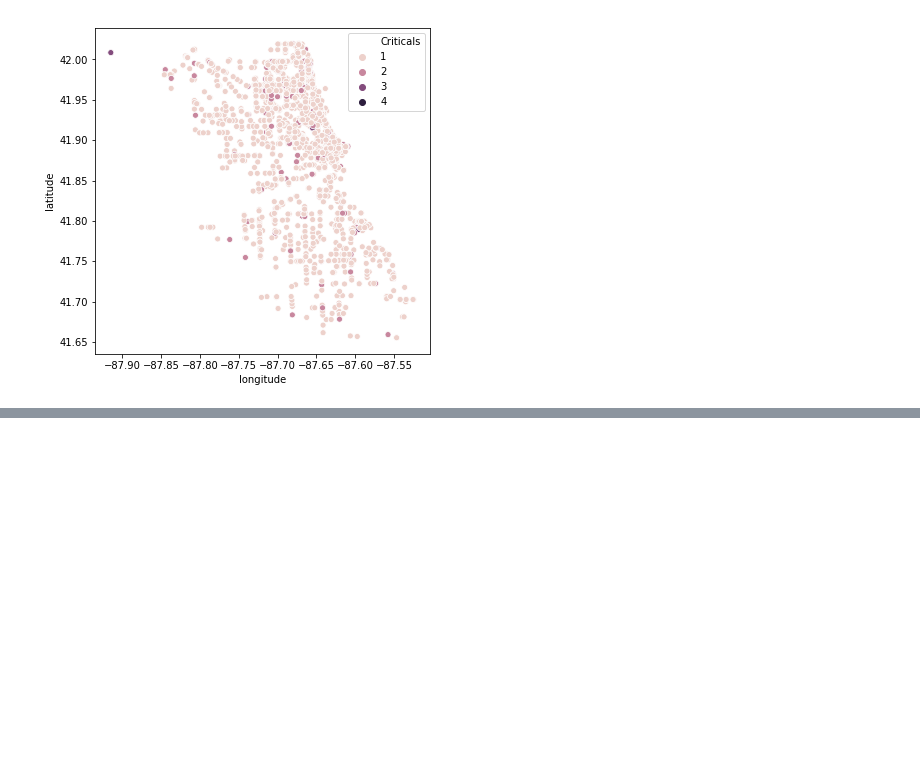
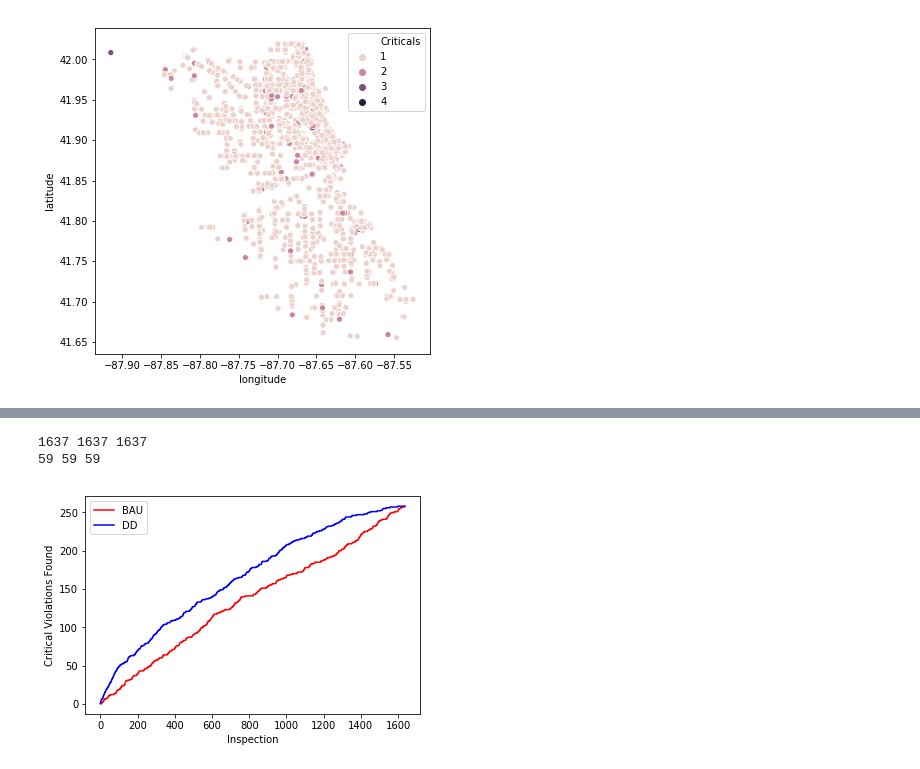
Before and after one commit to vingkan/foodinspectionforecasting, a Jupyter notebook: IIT/10_data_exploration.ipynb, the cells around one changed output, grey strips where cells are left out. Cells and saved outputs as stored; diff of their text form; code cells hidden in the pictures; blank space fills up the shorter version.

Commit message:
Reproduce metrics charts

```diff
--- a/IIT/10_data_exploration.ipynb
+++ b/IIT/10_data_exploration.ipynb
@@ -97,0 +143,13 @@ sns.scatterplot(x="longitude", y="latitude", hue="Criticals", data=biz_df.set_in
+# %%
+X = test[PREDICTORS]
+y = test[TARGET]
+# %%
+from datetime import datetime
+SECONDS = 60 * 60 * 24
+res = pd.DataFrame()
+res["ID"] = test["Inspection_ID"].astype(int)
+res["Critical"] = test["criticalFound"].astype(int)
+res["Score"] = clf.predict_proba(X)[:,1]
+res["TimeBAU"] = test["Inspection_Date"].apply(lambda d: datetime.fromtimestamp(d * SECONDS))
+res["DayBAU"] = (res["TimeBAU"] - res["TimeBAU"].min()).apply(lambda dt: dt.days)
+res.sort_values(by="DayBAU", ascending=True).head()
@@ -97,0 +163,6 @@ sns.scatterplot(x="longitude", y="latitude", hue="Criticals", data=biz_df.set_in
+# %%
+dd_order = res.sort_values(by="Score", ascending=False).reset_index(drop=True)
+sim = pd.DataFrame(dd_order)
+sim["TimeDD"] = res.sort_values(by="TimeBAU", ascending=True).reset_index(drop=True)["TimeBAU"]
+sim["DayDD"] = res.sort_values(by="TimeBAU", ascending=True).reset_index(drop=True)["DayBAU"]
+sim.sort_values(by="Score", ascending=False).head()
@@ -97,0 +179,20 @@ sns.scatterplot(x="longitude", y="latitude", hue="Criticals", data=biz_df.set_in
+# %%
+time = range(len(sim))
+bau_time_cumsum = sim.sort_values(by="DayBAU", ascending=True)["Critical"].cumsum().values
+dd_time_cumsum = sim.sort_values(by="Score", ascending=False)["Critical"].cumsum().values
+print(len(time), len(bau_time_cumsum), len(dd_time_cumsum))
+days = range(sim["DayBAU"].max())
+bau_day_cumsum = cumsum_from_groupby(sim.groupby(["DayBAU"])["Critical"].sum(), days)
+dd_day_cumsum = cumsum_from_groupby(sim.groupby(["DayDD"])["Critical"].sum(), days)
+print(len(days), len(bau_day_cumsum), len(dd_day_cumsum))
+# %% [output]
+1637 1637 1637
+59 59 59
+# %%
+sns.lineplot(x=time, y=bau_time_cumsum, color="red", label="BAU")
+sns.lineplot(x=time, y=dd_time_cumsum, color="blue", label="DD")
+plt.xlabel("Inspection")
+plt.ylabel("Critical Violations Found")
+plt.show()
+# %% [output]
+[figure, added]
```
Also changed, not shown: parts of 14 cells of this notebook, 5 other files.
